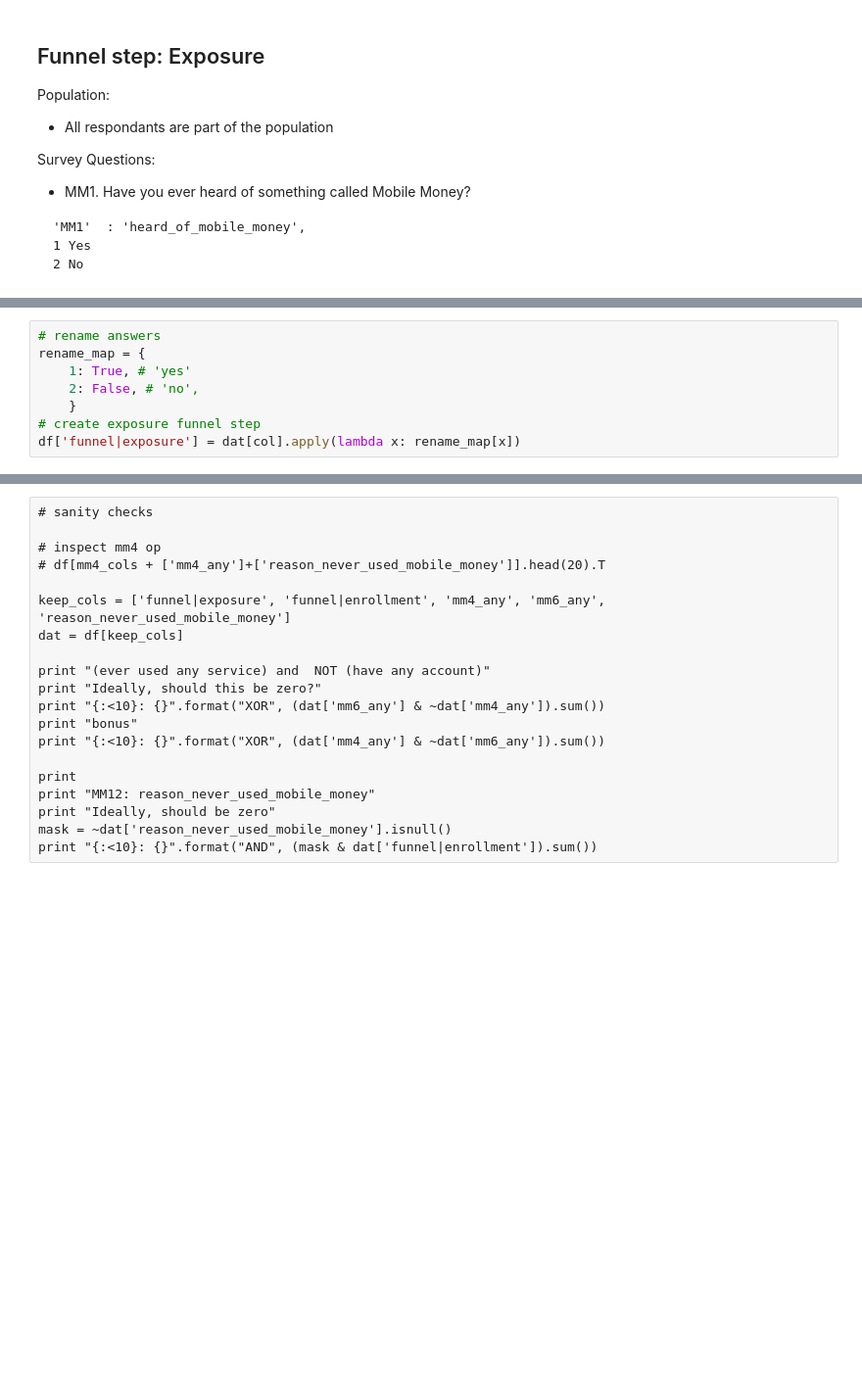
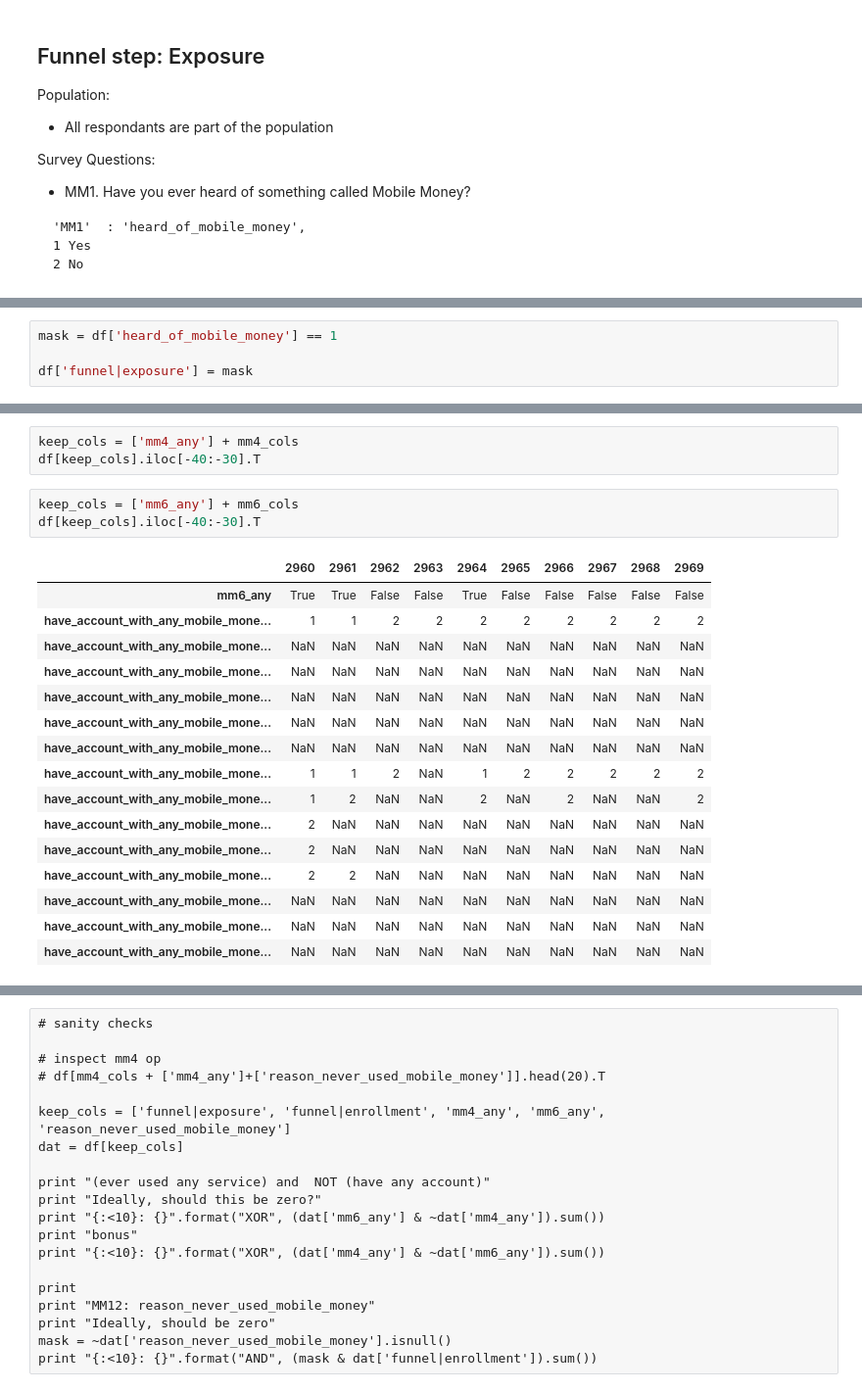
Before and after one commit to cturner500/DoPLER, a Jupyter notebook: funnel_analysis.ipynb, the cells around one changed output, grey strips where cells are left out. Shown: that part at 98% size. Drawn from its saved outputs; the diff is of its cells as text; blank space fills up the shorter version.

````diff
--- a/funnel_analysis.ipynb
+++ b/funnel_analysis.ipynb
@@ -410,8 +399,4 @@ dat.head()
-# %%
-# rename answers
-rename_map = {
-    1: True, # 'yes'
-    2: False, # 'no',
-    }
-# create exposure funnel step
-df['funnel|exposure'] = dat[col].apply(lambda x: rename_map[x])
+# %%
+mask = df['heard_of_mobile_money'] == 1
+
+df['funnel|exposure'] = mask
@@ -446 +461,24 @@ eg.
 ```
+# %%
+keep_cols = ['mm4_any'] + mm4_cols
+df[keep_cols].iloc[-40:-30].T
+# %%
+keep_cols = ['mm6_any'] + mm6_cols
+df[keep_cols].iloc[-40:-30].T
+# %% [output]
+|  | 2960 | 2961 | 2962 | 2963 | 2964 | 2965 | 2966 | 2967 | 2968 | 2969 |
+| mm6_any | True | True | False | False | True | False | False | False | False | False |
+| have_account_with_any_mobile_mone... | 1 | 1 | 2 | 2 | 2 | 2 | 2 | 2 | 2 | 2 |
+| have_account_with_any_mobile_mone... | NaN | NaN | NaN | NaN | NaN | NaN | NaN | NaN | NaN | NaN |
+| have_account_with_any_mobile_mone... | NaN | NaN | NaN | NaN | NaN | NaN | NaN | NaN | NaN | NaN |
+| have_account_with_any_mobile_mone... | NaN | NaN | NaN | NaN | NaN | NaN | NaN | NaN | NaN | NaN |
+| have_account_with_any_mobile_mone... | NaN | NaN | NaN | NaN | NaN | NaN | NaN | NaN | NaN | NaN |
+| have_account_with_any_mobile_mone... | NaN | NaN | NaN | NaN | NaN | NaN | NaN | NaN | NaN | NaN |
+| have_account_with_any_mobile_mone... | 1 | 1 | 2 | NaN | 1 | 2 | 2 | 2 | 2 | 2 |
+| have_account_with_any_mobile_mone... | 1 | 2 | NaN | NaN | 2 | NaN | 2 | NaN | NaN | 2 |
+| have_account_with_any_mobile_mone... | 2 | NaN | NaN | NaN | NaN | NaN | NaN | NaN | NaN | NaN |
+| have_account_with_any_mobile_mone... | 2 | NaN | NaN | NaN | NaN | NaN | NaN | NaN | NaN | NaN |
+| have_account_with_any_mobile_mone... | 2 | 2 | NaN | NaN | NaN | NaN | NaN | NaN | NaN | NaN |
+| have_account_with_any_mobile_mone... | NaN | NaN | NaN | NaN | NaN | NaN | NaN | NaN | NaN | NaN |
+| have_account_with_any_mobile_mone... | NaN | NaN | NaN | NaN | NaN | NaN | NaN | NaN | NaN | NaN |
+| have_account_with_any_mobile_mone... | NaN | NaN | NaN | NaN | NaN | NaN | NaN | NaN | NaN | NaN |
````
Also changed, not shown: parts of 21 cells of this notebook, 2 other files.
